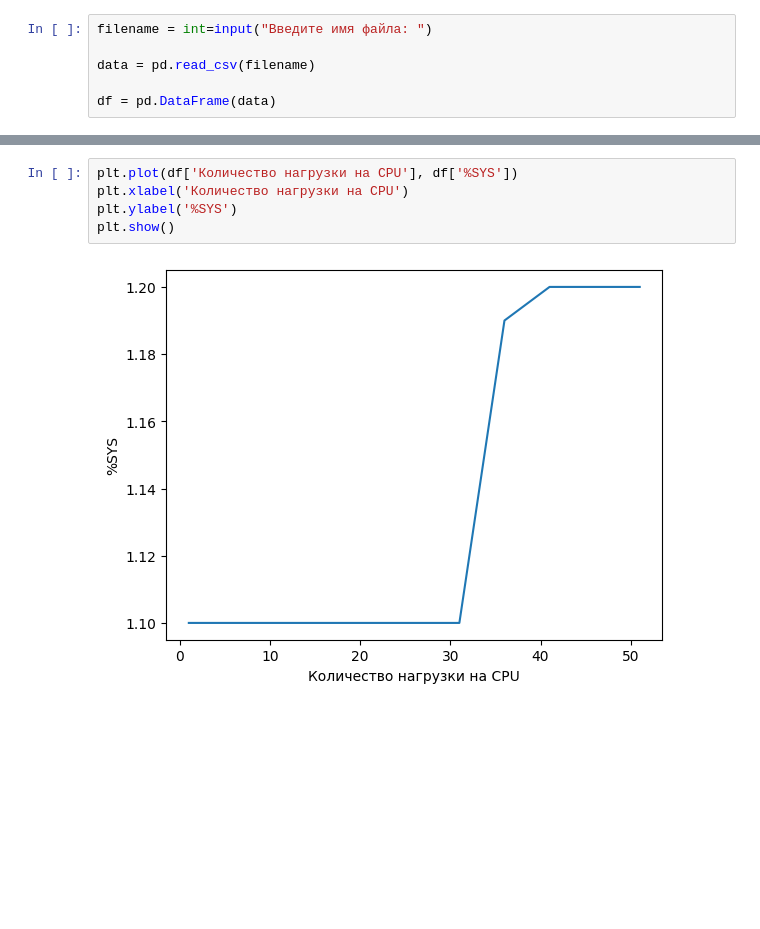
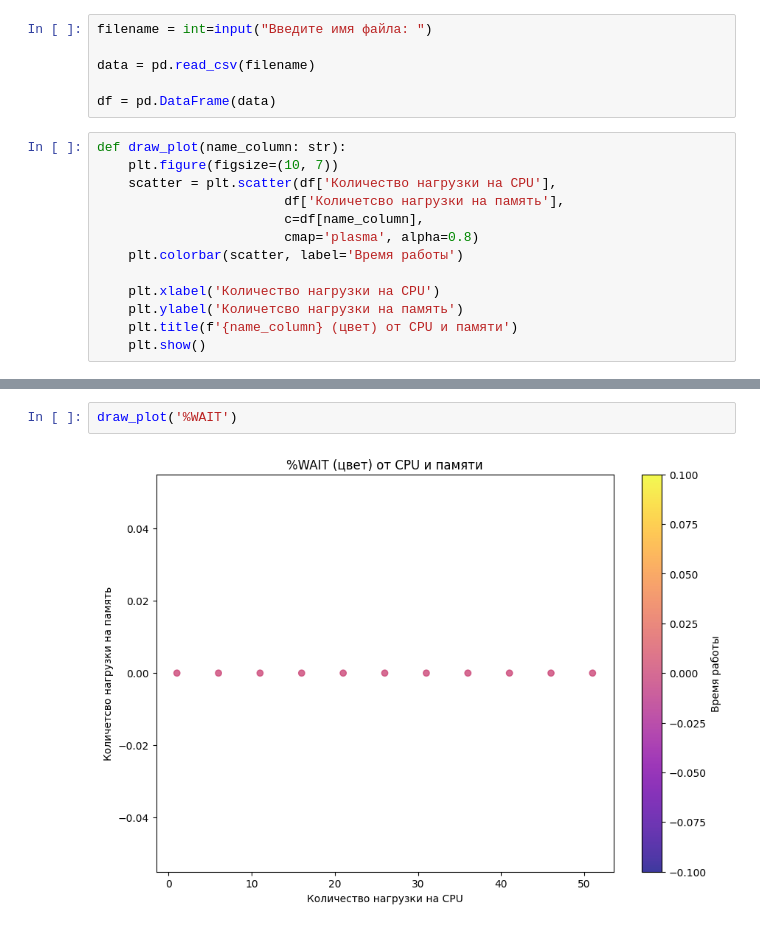
Before and after one commit to roge111/OperationSystem, a Jupyter notebook: БЛР1/Analisys.ipynb, the cells around one changed output, grey strips where cells are left out. Drawn from its saved outputs; the diff is of its cells as text; blank space fills up the shorter version.

Commit message:
Добавлена функция 3-х мерного изображения. x- нагрузка на CPU, y - нагрузка на память, цвет - определенный параметр

```diff
--- a/БЛР1/Analisys.ipynb
+++ b/БЛР1/Analisys.ipynb
@@ -7,4 +7,17 @@ filename = int=input("Введите имя файла: ")
 data = pd.read_csv(filename)
 
 df = pd.DataFrame(data)
+# %%
+def draw_plot(name_column: str):
+    plt.figure(figsize=(10, 7))
+    scatter = plt.scatter(df['Количество нагрузки на CPU'],
+                        df['Количетсво нагрузки на память'],
+                        c=df[name_column],
+                        cmap='plasma', alpha=0.8)
+    plt.colorbar(scatter, label='Время работы')
+
+    plt.xlabel('Количество нагрузки на CPU')
+    plt.ylabel('Количетсво нагрузки на память')
+    plt.title(f'{name_column} (цвет) от CPU и памяти')
+    plt.show()
 # %%
@@ -38,8 +36,5 @@ plt.show()
 # %%
-plt.plot(df['Количество нагрузки на CPU'], df['%SYS'])
-plt.xlabel('Количество нагрузки на CPU')
-plt.ylabel('%SYS')
-plt.show()
+draw_plot('%WAIT')
 # %% [output]
-[figure, old version]
+[figure, new version]
 # %%
```
Also changed, not shown: parts of 5 cells of this notebook.
